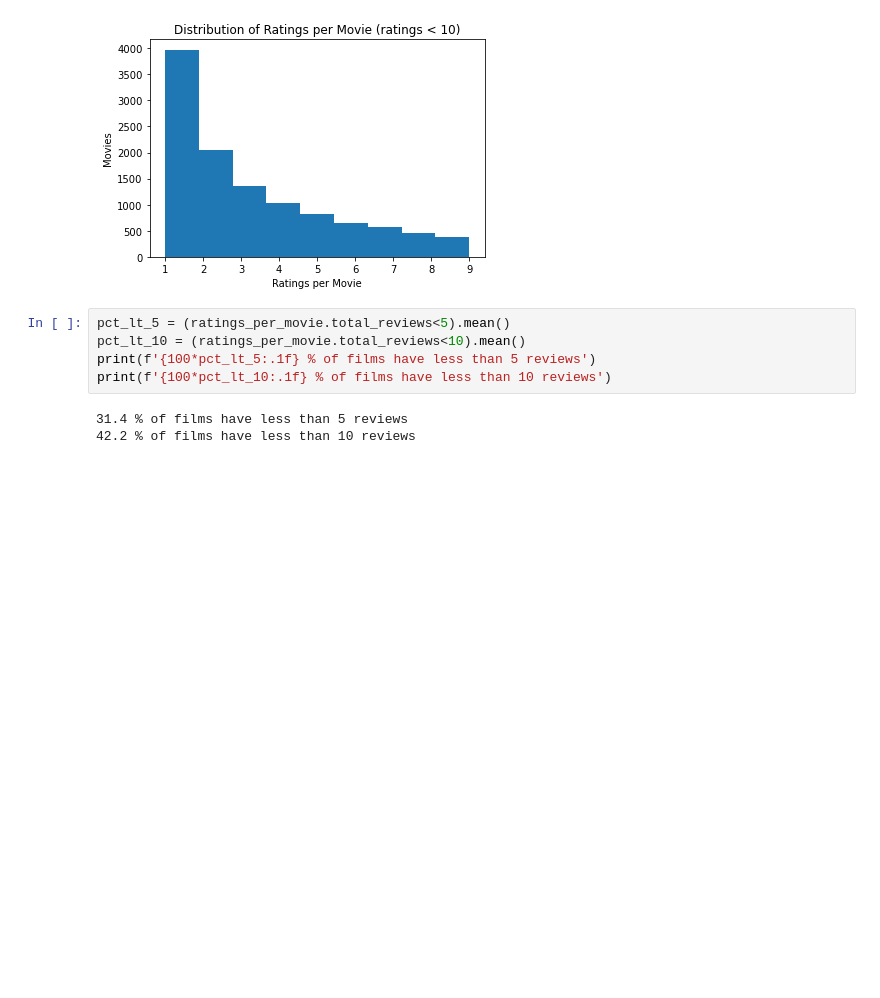
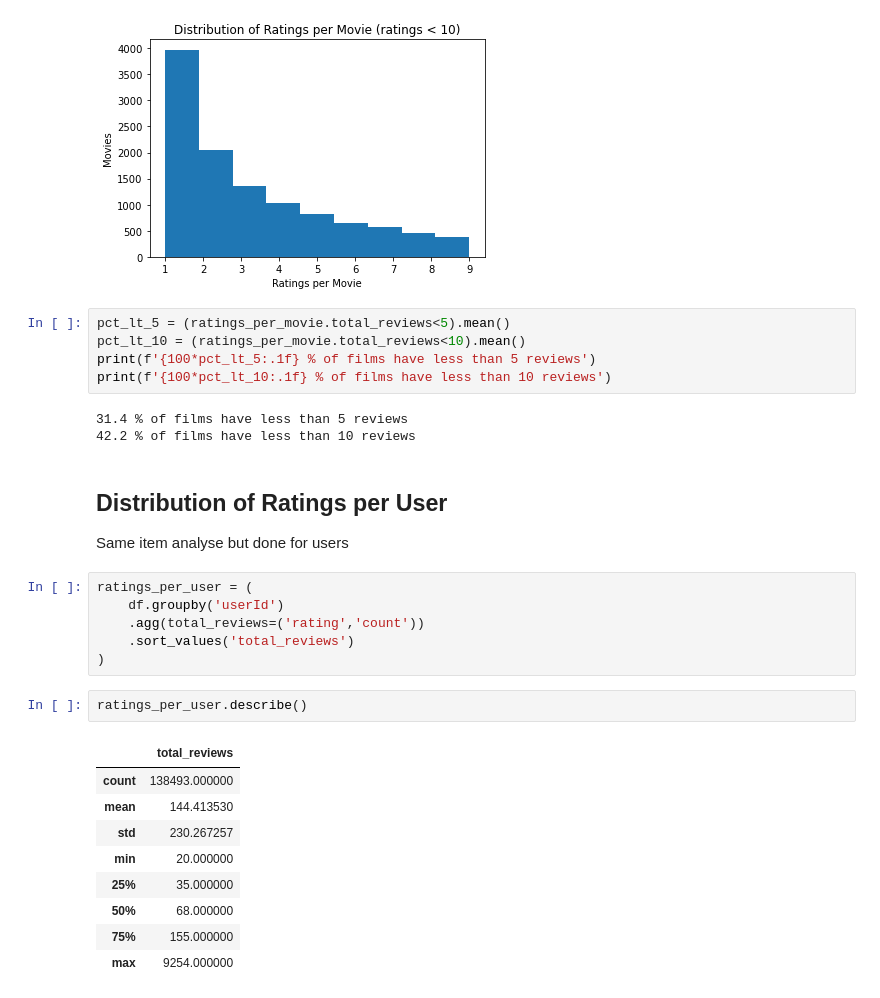
Before and after one commit to dtamb/recsys_prod, a Jupyter notebook: notebooks/01_eda.ipynb, the cells around one changed output. Saved outputs shown, nothing was run; the diff lists cells and outputs as text; blank space fills up the shorter version.

```diff
--- a/notebooks/01_eda.ipynb
+++ b/notebooks/01_eda.ipynb
@@ -134,3 +134,24 @@ print(f'{100*pct_lt_10:.1f} % of films have less than 10 reviews')
 # %% [output]
 31.4 % of films have less than 5 reviews
 42.2 % of films have less than 10 reviews
+# %% [markdown]
+## Distribution of Ratings per User
+Same item analyse but done for users
+# %%
+ratings_per_user = (
+    df.groupby('userId')
+    .agg(total_reviews=('rating','count'))
+    .sort_values('total_reviews')
+)
+# %%
+ratings_per_user.describe()
+# %% [output]
+|  | total_reviews |
+| count | 138493.000000 |
+| mean | 144.413530 |
+| std | 230.267257 |
+| min | 20.000000 |
+| 25% | 35.000000 |
+| 50% | 68.000000 |
+| 75% | 155.000000 |
+| max | 9254.000000 |
```
Also changed, not shown: parts of 5 cells of this notebook.
